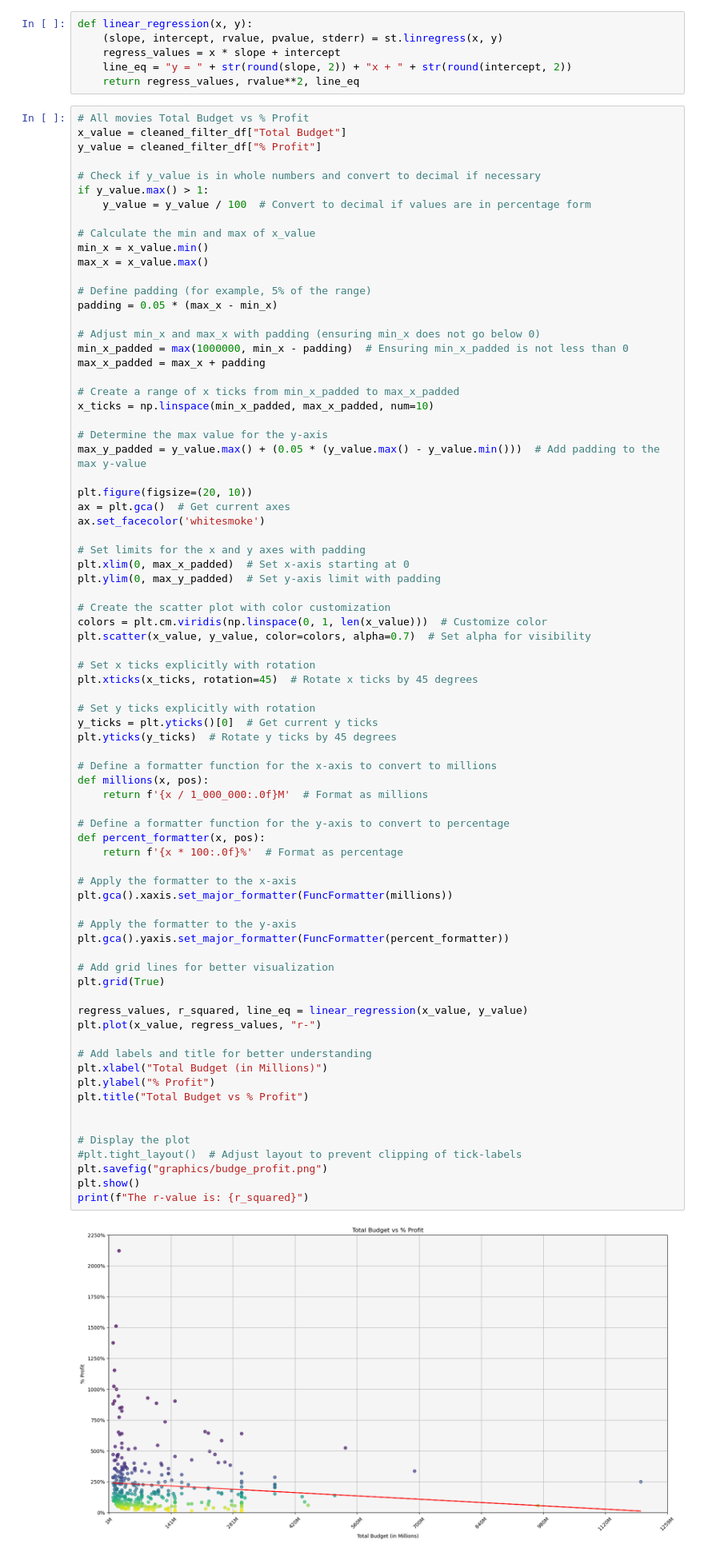
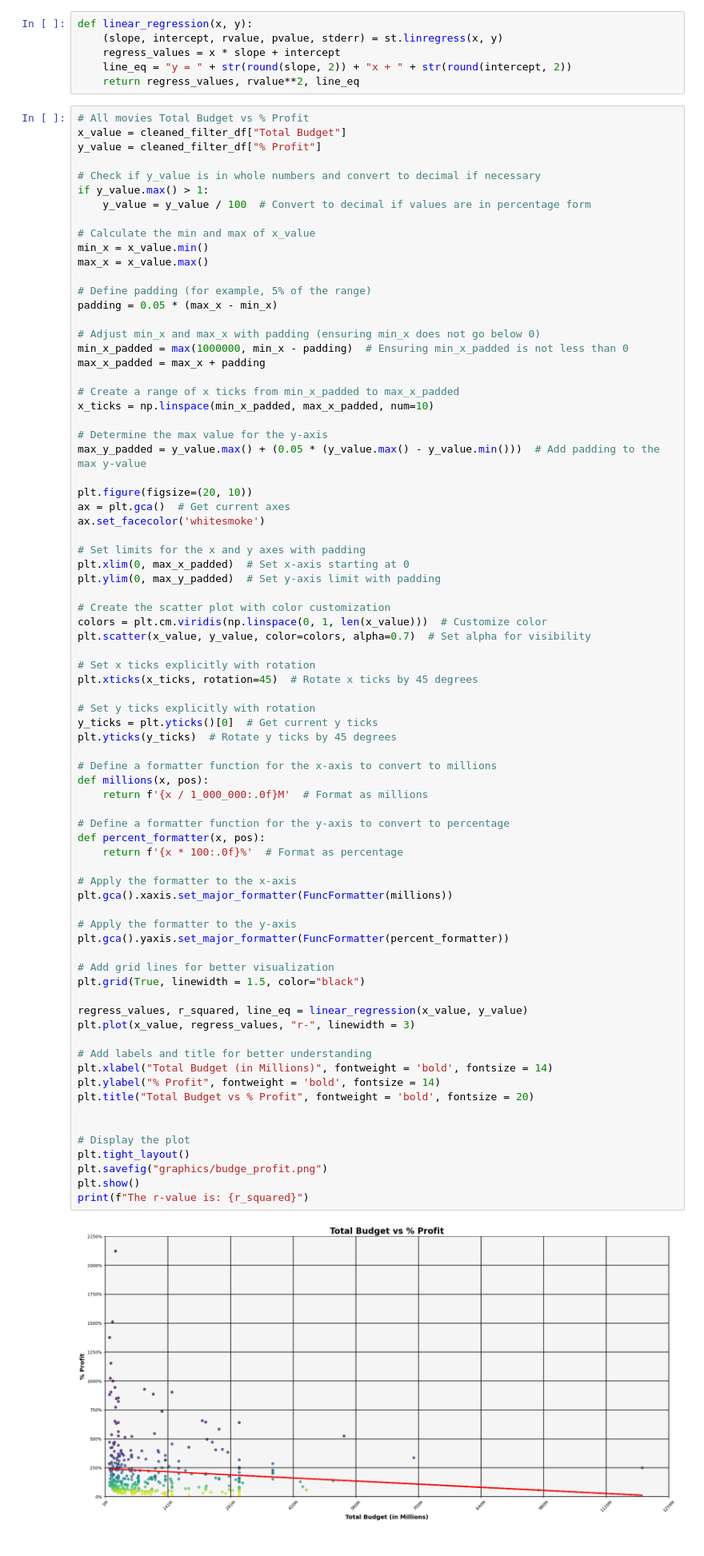
Before and after one commit to Levifahring/movie_project_one, a Jupyter notebook: project.ipynb, the cells around one changed output. Shown at 80% size. Drawn from its saved outputs; the diff is of its cells as text.

```diff
--- a/project.ipynb
+++ b/project.ipynb
@@ -124,40 +119,40 @@ plt.xticks(x_ticks, rotation=45)  # Rotate x ticks by 45 degrees
 # Set y ticks explicitly with rotation
 y_ticks = plt.yticks()[0]  # Get current y ticks
 plt.yticks(y_ticks)  # Rotate y ticks by 45 degrees
 
 # Define a formatter function for the x-axis to convert to millions
 def millions(x, pos):
     return f'{x / 1_000_000:.0f}M'  # Format as millions
 
 # Define a formatter function for the y-axis to convert to percentage
 def percent_formatter(x, pos):
     return f'{x * 100:.0f}%'  # Format as percentage
 
 # Apply the formatter to the x-axis
 plt.gca().xaxis.set_major_formatter(FuncFormatter(millions))
 
 # Apply the formatter to the y-axis
 plt.gca().yaxis.set_major_formatter(FuncFormatter(percent_formatter))
 
 # Add grid lines for better visualization
-plt.grid(True)
+plt.grid(True, linewidth = 1.5, color="black")
 
 regress_values, r_squared, line_eq = linear_regression(x_value, y_value)
-plt.plot(x_value, regress_values, "r-")
+plt.plot(x_value, regress_values, "r-", linewidth = 3)
 
 # Add labels and title for better understanding
-plt.xlabel("Total Budget (in Millions)")
-plt.ylabel("% Profit")
-plt.title("Total Budget vs % Profit")
+plt.xlabel("Total Budget (in Millions)", fontweight = 'bold', fontsize = 14)
+plt.ylabel("% Profit", fontweight = 'bold', fontsize = 14)
+plt.title("Total Budget vs % Profit", fontweight = 'bold', fontsize = 20)
 
 
 # Display the plot
-#plt.tight_layout()  # Adjust layout to prevent clipping of tick-labels
+plt.tight_layout()
 plt.savefig("graphics/budge_profit.png")
 plt.show()
 print(f"The r-value is: {r_squared}")
 # %% [output]
-[figure, old version]
+[figure, new version]
 The r-value is: 0.010746837895366696
 # %%
 # all movies Total Budget vs Revenue
```
Also changed, not shown: parts of 7 cells of this notebook, 6 other files.
